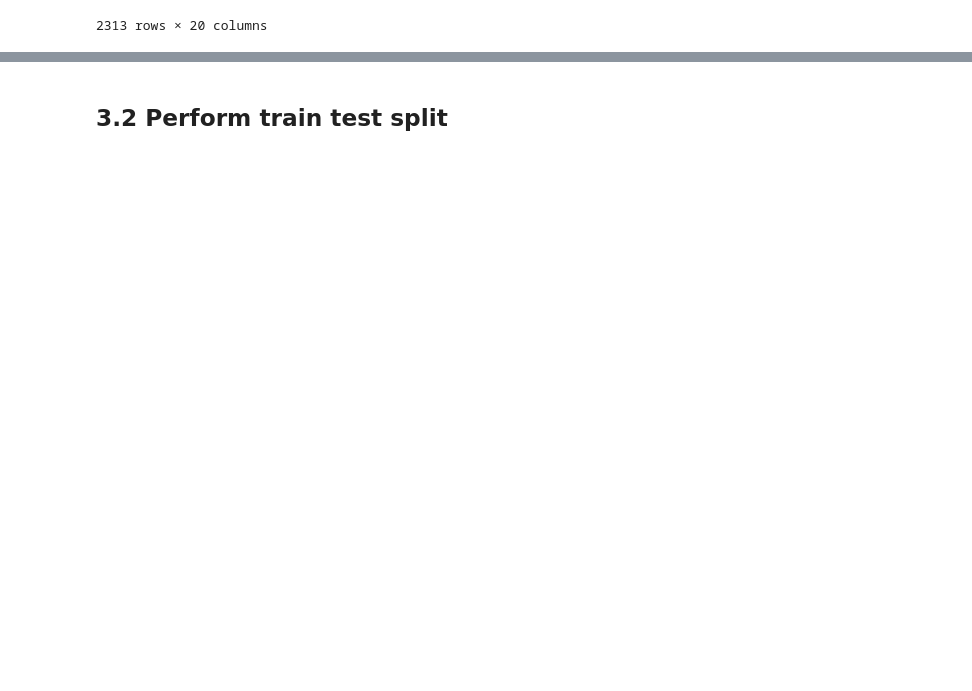
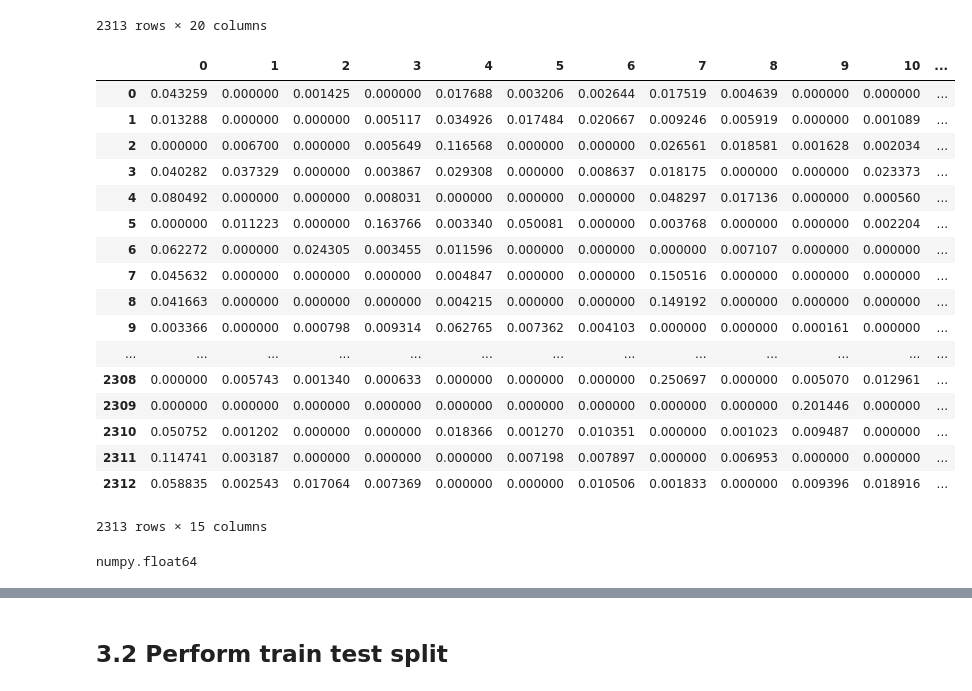
Before and after one commit to GlennChia/50_038_cds_project, a Jupyter notebook: notebooks/models/20_dl_binary_relevance_multi_headline_transcript_tm_ner_pos.ipynb, the cells around one changed output, grey strips where cells are left out. Saved outputs shown, nothing was run; the diff lists cells and outputs as text; code cells hidden in the pictures; blank space fills up the shorter version.

```diff
--- a/notebooks/models/20_dl_binary_relevance_multi_headline_transcript_tm_ner_pos.ipynb
+++ b/notebooks/models/20_dl_binary_relevance_multi_headline_transcript_tm_ner_pos.ipynb
@@ -162,0 +178,26 @@ df_x = df[['headline', 'transcript','pos_sequence', 'ner_sequence','tm']]
+# %%
+df_split = pd.DataFrame(df_x.tm.values.tolist(), index = df_x.index)
+df_split
+# %% [output]
+|  | 0 | 1 | 2 | 3 | 4 | 5 | 6 | 7 | 8 | 9 | 10 | ... |
+| 0 | 0.043259 | 0.000000 | 0.001425 | 0.000000 | 0.017688 | 0.003206 | 0.002644 | 0.017519 | 0.004639 | 0.000000 | 0.000000 | ... |
+| 1 | 0.013288 | 0.000000 | 0.000000 | 0.005117 | 0.034926 | 0.017484 | 0.020667 | 0.009246 | 0.005919 | 0.000000 | 0.001089 | ... |
+| 2 | 0.000000 | 0.006700 | 0.000000 | 0.005649 | 0.116568 | 0.000000 | 0.000000 | 0.026561 | 0.018581 | 0.001628 | 0.002034 | ... |
+| 3 | 0.040282 | 0.037329 | 0.000000 | 0.003867 | 0.029308 | 0.000000 | 0.008637 | 0.018175 | 0.000000 | 0.000000 | 0.023373 | ... |
+| 4 | 0.080492 | 0.000000 | 0.000000 | 0.008031 | 0.000000 | 0.000000 | 0.000000 | 0.048297 | 0.017136 | 0.000000 | 0.000560 | ... |
+| 5 | 0.000000 | 0.011223 | 0.000000 | 0.163766 | 0.003340 | 0.050081 | 0.000000 | 0.003768 | 0.000000 | 0.000000 | 0.002204 | ... |
+| 6 | 0.062272 | 0.000000 | 0.024305 | 0.003455 | 0.011596 | 0.000000 | 0.000000 | 0.000000 | 0.007107 | 0.000000 | 0.000000 | ... |
+| 7 | 0.045632 | 0.000000 | 0.000000 | 0.000000 | 0.004847 | 0.000000 | 0.000000 | 0.150516 | 0.000000 | 0.000000 | 0.000000 | ... |
+| 8 | 0.041663 | 0.000000 | 0.000000 | 0.000000 | 0.004215 | 0.000000 | 0.000000 | 0.149192 | 0.000000 | 0.000000 | 0.000000 | ... |
+| 9 | 0.003366 | 0.000000 | 0.000798 | 0.009314 | 0.062765 | 0.007362 | 0.004103 | 0.000000 | 0.000000 | 0.000161 | 0.000000 | ... |
+| ... | ... | ... | ... | ... | ... | ... | ... | ... | ... | ... | ... | ... |
+| 2308 | 0.000000 | 0.005743 | 0.001340 | 0.000633 | 0.000000 | 0.000000 | 0.000000 | 0.250697 | 0.000000 | 0.005070 | 0.012961 | ... |
+| 2309 | 0.000000 | 0.000000 | 0.000000 | 0.000000 | 0.000000 | 0.000000 | 0.000000 | 0.000000 | 0.000000 | 0.201446 | 0.000000 | ... |
+| 2310 | 0.050752 | 0.001202 | 0.000000 | 0.000000 | 0.018366 | 0.001270 | 0.010351 | 0.000000 | 0.001023 | 0.009487 | 0.000000 | ... |
+| 2311 | 0.114741 | 0.003187 | 0.000000 | 0.000000 | 0.000000 | 0.007198 | 0.007897 | 0.000000 | 0.006953 | 0.000000 | 0.000000 | ... |
+| 2312 | 0.058835 | 0.002543 | 0.017064 | 0.007369 | 0.000000 | 0.000000 | 0.010506 | 0.001833 | 0.000000 | 0.009396 | 0.018916 | ... |
+2313 rows × 15 columns
+# %%
+type(df_split[0][0])
+# %% [output]
+numpy.float64
```
Also changed, not shown: parts of 34 cells of this notebook, 15 other files.
